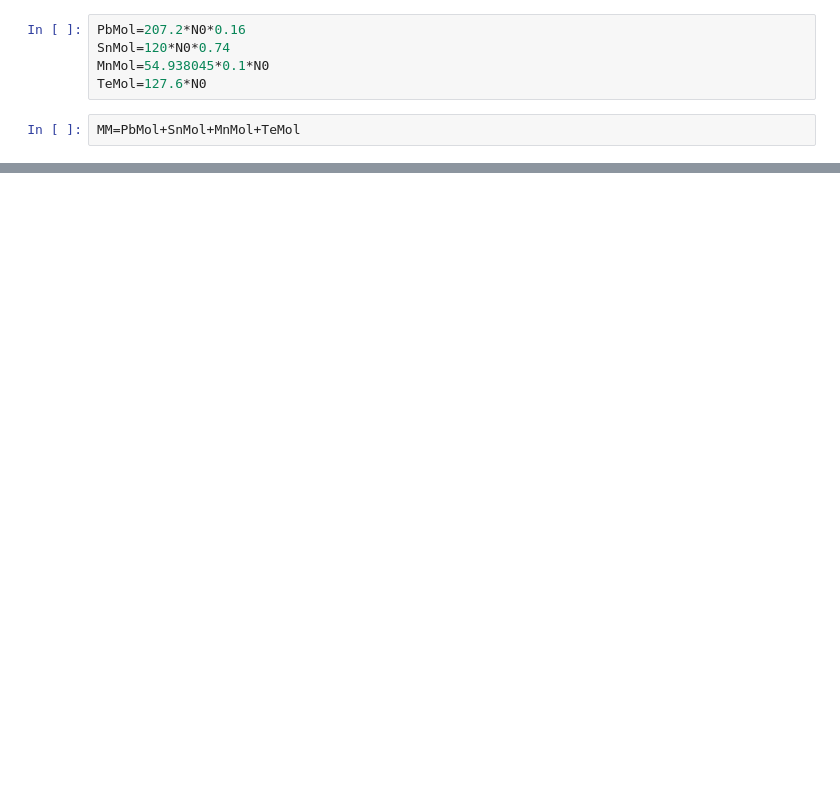
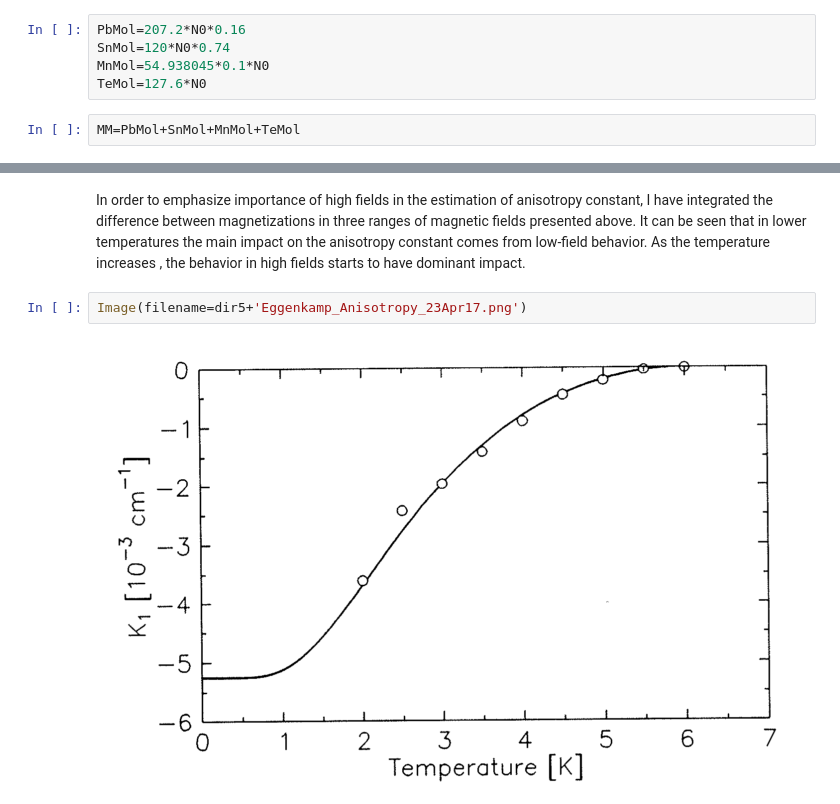
Before and after one commit to Zaknife/JupNotebooks, a Jupyter notebook: MagMeasFinal.ipynb, the cells around one changed output, grey strips where cells are left out. Cells and saved outputs as stored; diff of their text form; blank space fills up the shorter version.

```diff
--- a/MagMeasFinal.ipynb
+++ b/MagMeasFinal.ipynb
@@ -816,0 +1050,6 @@ plt.legend(fontsize=12)
+# %% [markdown]
+In order to emphasize importance of high fields in the estimation of anisotropy constant, I have integrated the difference between magnetizations in three ranges of magnetic fields presented above. It can be seen that in lower temperatures the main impact on the anisotropy constant comes from low-field behavior. As the temperature increases , the behavior in high fields starts to have dominant impact.
+# %%
+Image(filename=dir5+'Eggenkamp_Anisotropy_23Apr17.png')
+# %% [output]
+[figure, added]
```
Also changed, not shown: parts of 33 cells of this notebook.
